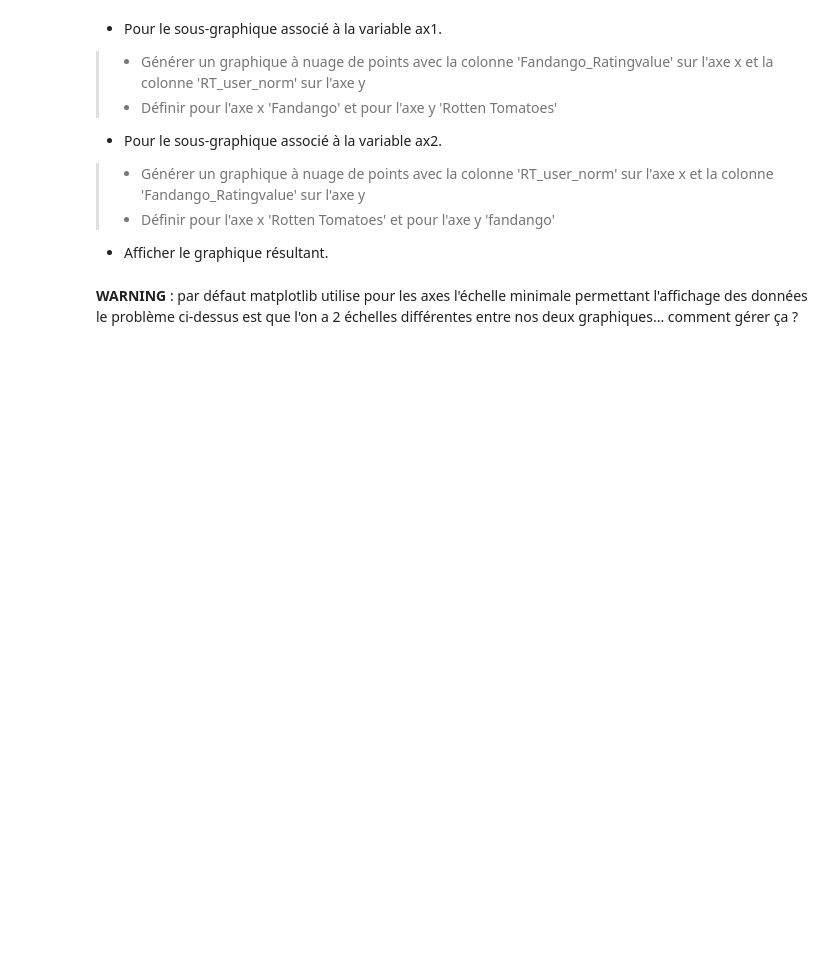
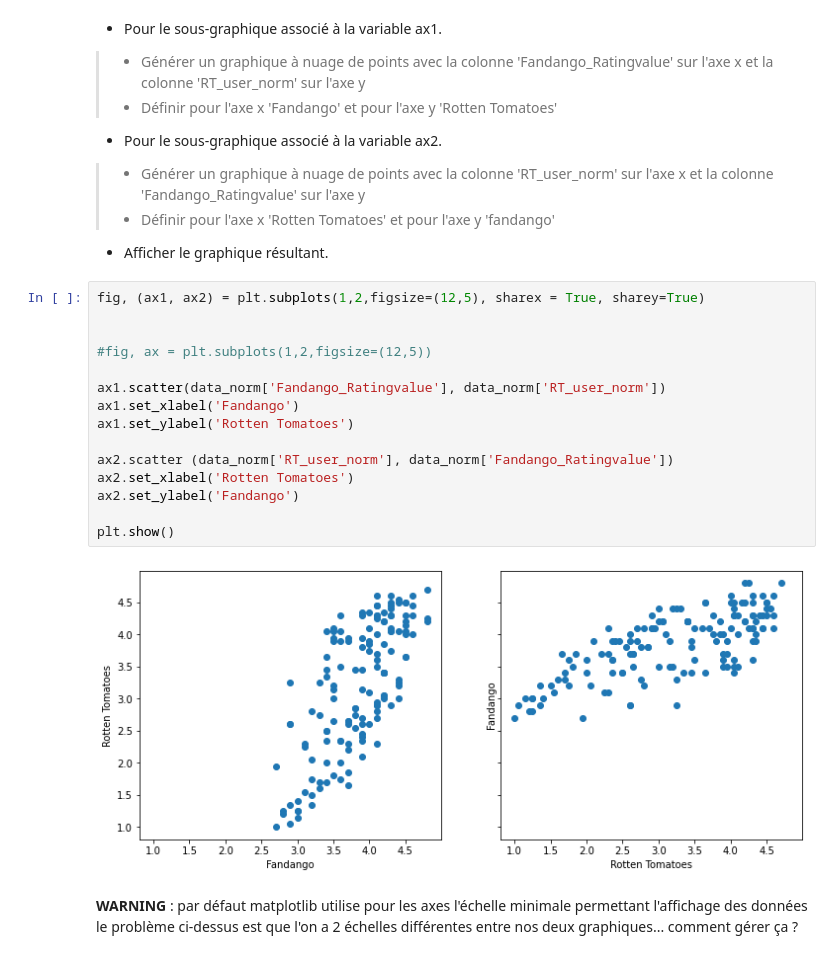
Before and after one commit to louiskuhn/IA-P2-Euskadi, a Jupyter notebook: Python/2. Visualisation graphique/3. VisualisationGraphique_nuages.ipynb, the cells around one changed output. Cells and saved outputs as stored; diff of their text form; blank space fills up the shorter version.

```diff
--- a/Python/2. Visualisation graphique/3. VisualisationGraphique_nuages.ipynb
+++ b/Python/2. Visualisation graphique/3. VisualisationGraphique_nuages.ipynb
@@ -35,6 +44,23 @@ __À vous !__
 >- Générer un graphique à nuage de points avec la colonne 'RT_user_norm' sur l'axe x et la colonne 'Fandango_Ratingvalue' sur l'axe y
 >- Définir pour l'axe x 'Rotten Tomatoes' et pour l'axe y 'fandango'
 - Afficher le graphique résultant.
+# %%
+fig, (ax1, ax2) = plt.subplots(1,2,figsize=(12,5), sharex = True, sharey=True)
+
+
+#fig, ax = plt.subplots(1,2,figsize=(12,5))
+
+ax1.scatter(data_norm['Fandango_Ratingvalue'], data_norm['RT_user_norm'])
+ax1.set_xlabel('Fandango')
+ax1.set_ylabel('Rotten Tomatoes')
+
+ax2.scatter (data_norm['RT_user_norm'], data_norm['Fandango_Ratingvalue'])
+ax2.set_xlabel('Rotten Tomatoes')
+ax2.set_ylabel('Fandango')
+
+plt.show()
+# %% [output]
+[figure, added]
 # %% [markdown]
 __WARNING__ : par défaut matplotlib utilise pour les axes l'échelle minimale permettant l'affichage des données
 le problème ci-dessus est que l'on a 2 échelles différentes entre nos deux graphiques...
```
Also changed, not shown: parts of 1 cell of this notebook, 1 other file.
